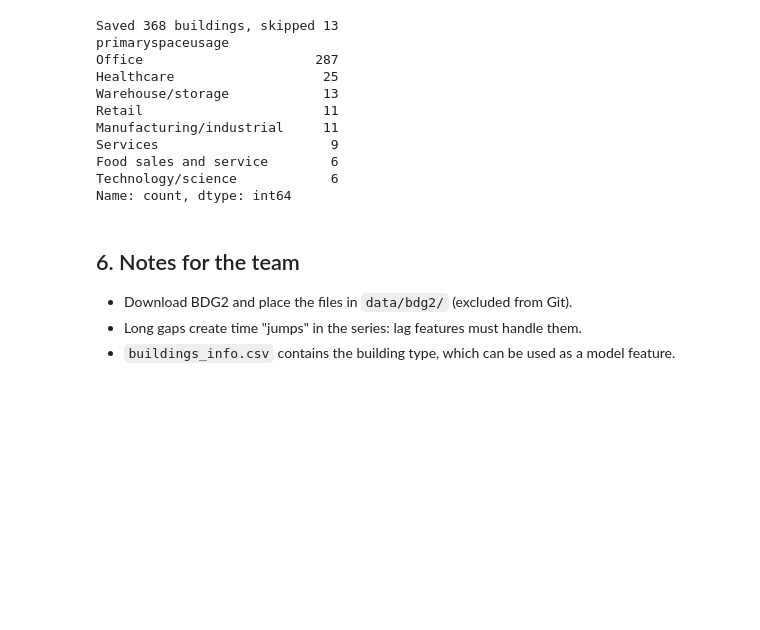
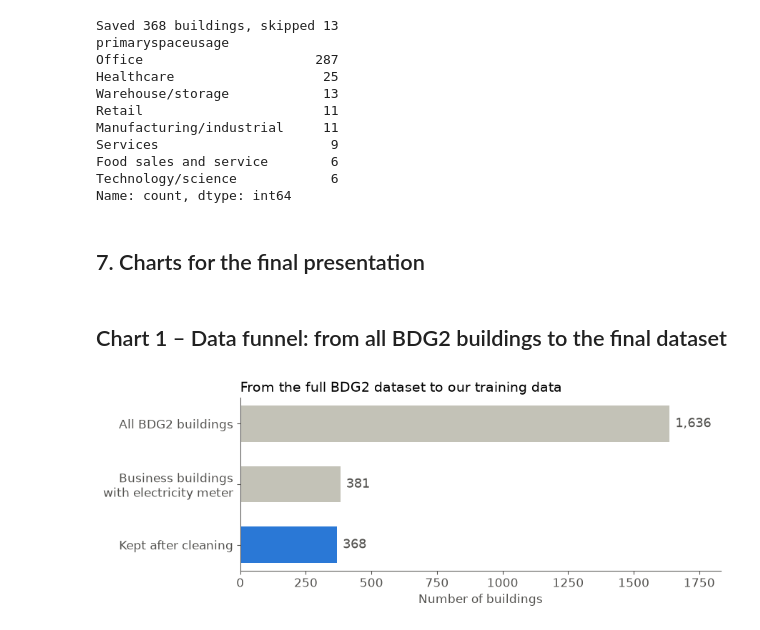
Before and after one commit to AdrianR08/wattwise-ai, a Jupyter notebook: data/bdg2_preparation.ipynb, the cells around one changed output. Drawn from its saved outputs; the diff is of its cells as text; code cells hidden in the pictures; blank space fills up the shorter version.

Commit message:
graphs

```diff
--- a/data/bdg2_preparation.ipynb
+++ b/data/bdg2_preparation.ipynb
@@ -272,8 +272,37 @@ Services                      9
 Food sales and service        6
 Technology/science            6
 Name: count, dtype: int64
-# %% [markdown]
-## 6. Notes for the team
-- Download BDG2 and place the files in `data/bdg2/` (excluded from Git).
-- Long gaps create time "jumps" in the series: lag features must handle them.
-- `buildings_info.csv` contains the building type, which can be used as a model feature.
+# %% [markdown]
+## 7. Charts for the final presentation
+# %%
+import matplotlib.pyplot as plt
+
+BLUE = "#2a78d6"      # main color
+GRAY = "#c3c2b7"      # secondary color
+INK = "#52514e"       # text / axes
+CHART_DIR = Path("charts")
+CHART_DIR.mkdir(exist_ok=True)
+
+plt.rcParams.update({
+    "font.size": 12,
+    "axes.edgecolor": INK, "axes.labelcolor": INK,
+    "xtick.color": INK, "ytick.color": INK,
+    "axes.spines.top": False, "axes.spines.right": False,
+})
+# %% [markdown]
+## Chart 1 – Data funnel: from all BDG2 buildings to the final dataset
+# %%
+steps = ["All BDG2 buildings", "Business buildings\nwith electricity meter", "Kept after cleaning"]
+counts = [len(metadata), len(building_ids), len(kept)]
+
+fig, ax = plt.subplots(figsize=(9, 3.5))
+bars = ax.barh(steps[::-1], counts[::-1], color=[BLUE, GRAY, GRAY], height=0.6)
+ax.bar_label(bars, labels=[f"{c:,}" for c in counts[::-1]], padding=6, color=INK, fontsize=13)
+ax.set_xlabel("Number of buildings")
+ax.set_xlim(0, max(counts) * 1.12)
+ax.set_title("From the full BDG2 dataset to our training data", loc="left", fontsize=14)
+plt.tight_layout()
+plt.savefig(CHART_DIR / "1_data_funnel.png", dpi=200)
+plt.show()
+# %% [output]
+[figure, added]
```
Also changed, not shown: parts of 4 cells of this notebook.
